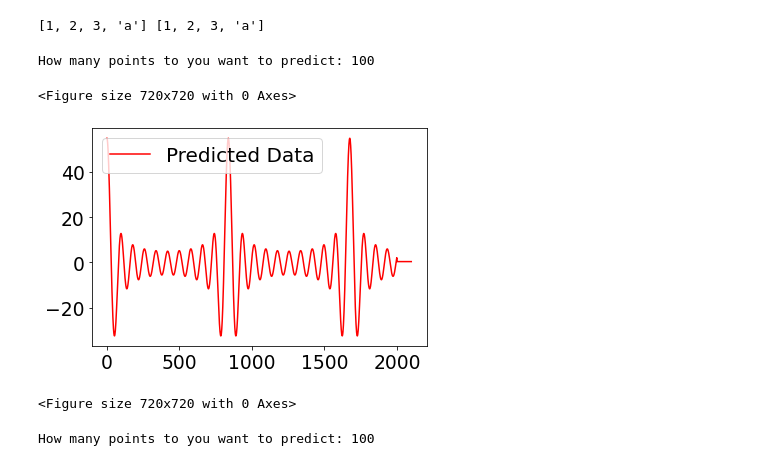
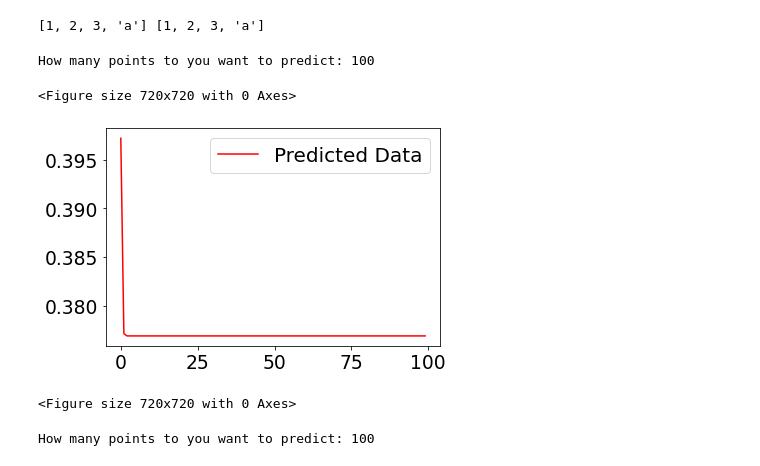
Before and after one commit to RitvikPrabhu/Machine-Learning, a Jupyter notebook: Neural_Networks_function_prediction_.ipynb, the cells around one changed output. Cells and saved outputs as stored; diff of their text form; code cells hidden in the pictures.

```diff
--- a/Neural_Networks_function_prediction_.ipynb
+++ b/Neural_Networks_function_prediction_.ipynb
@@ -706,24 +706,24 @@ print(x, y)
 # %%
 datalist = Y.copy()
 num_pred = input("How many points to you want to predict: ")
 scaler = MinMaxScaler(feature_range=(0,1))
 for i in range(int(num_pred)):
 
   dataset = datalist.reshape(datalist.size, 1)
   dataset = scaler.fit_transform(dataset)
   #print(dataset[-1])
   result = model.predict(dataset[-1].reshape(dataset[-1].size,1,1))
   #print(final)
   #final = float(final)
   datalist = np.append(datalist, result)
 
-plt.plot(datalist, label = 'Predicted Data', c = 'r')
+plt.plot(datalist[2000:], label = 'Predicted Data', c = 'r')
 plt.legend()
 plt.figure(figsize=(10,10))
 # %% [output]
 How many points to you want to predict: 100
 <Figure size 720x720 with 0 Axes>
-[figure, old version]
+[figure, new version]
 <Figure size 720x720 with 0 Axes>
 # %%
 datalist = Y[0].copy()
```
